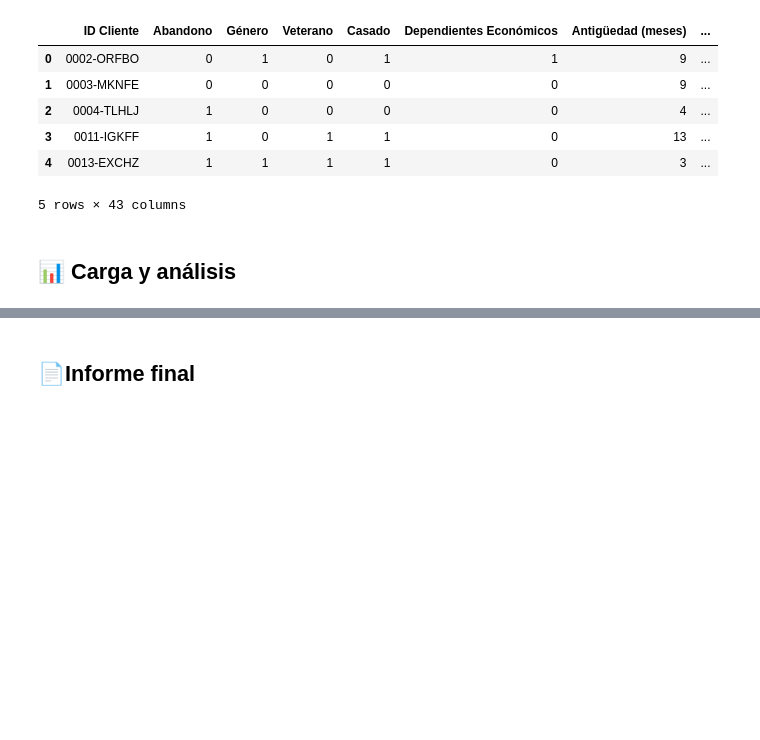
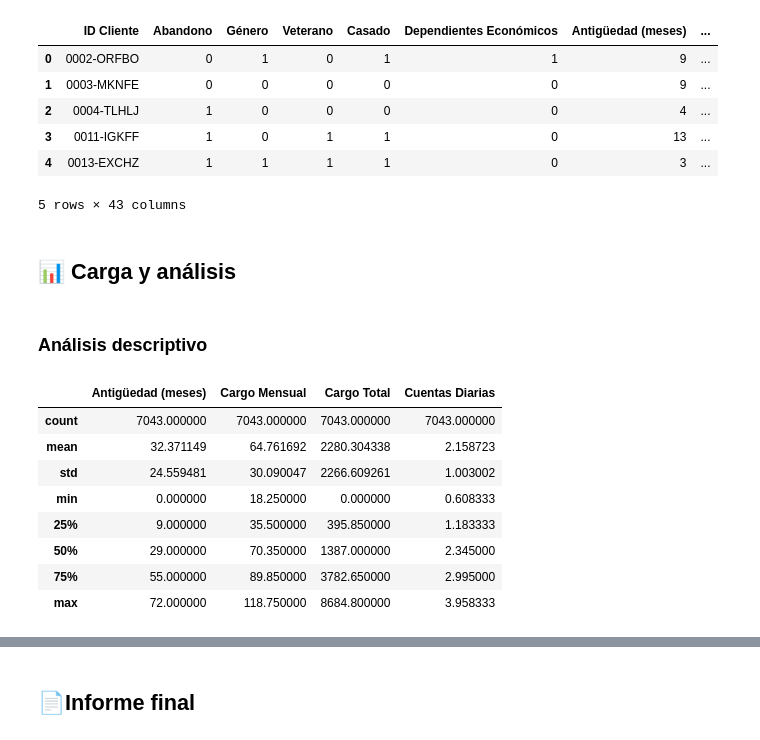
Before and after one commit to IsaiasRVH2/Challenge-Telecom-X, a Jupyter notebook: TelecomX_LATAM.ipynb, the cells around one changed output, grey strips where cells are left out. Drawn from its saved outputs; the diff is of its cells as text; code cells hidden in the pictures; blank space fills up the shorter version.

Commit message:
feat(Carga y análisis): :sparkles: Análisis Descriptivo
Se realizó un análisis descriptivo de los datos, con métricas como la media, mediana, desviación estandar y cuartiles.

```diff
--- a/TelecomX_LATAM.ipynb
+++ b/TelecomX_LATAM.ipynb
@@ -359,3 +359,20 @@ df.head()
 5 rows × 43 columns
 # %% [markdown]
 ## 📊 Carga y análisis
+# %% [markdown]
+### Análisis descriptivo
+# %%
+pd.options.display.max_columns = None
+# %%
+columnas_numericas = ["Antigüedad (meses)", "Cargo Mensual", "Cargo Total", "Cuentas Diarias"]
+df[columnas_numericas].describe().style
+# %% [output]
+|  | Antigüedad (meses) | Cargo Mensual | Cargo Total | Cuentas Diarias |
+| count | 7043.000000 | 7043.000000 | 7043.000000 | 7043.000000 |
+| mean | 32.371149 | 64.761692 | 2280.304338 | 2.158723 |
+| std | 24.559481 | 30.090047 | 2266.609261 | 1.003002 |
+| min | 0.000000 | 18.250000 | 0.000000 | 0.608333 |
+| 25% | 9.000000 | 35.500000 | 395.850000 | 1.183333 |
+| 50% | 29.000000 | 70.350000 | 1387.000000 | 2.345000 |
+| 75% | 55.000000 | 89.850000 | 3782.650000 | 2.995000 |
+| max | 72.000000 | 118.750000 | 8684.800000 | 3.958333 |
```
Also changed, not shown: parts of 1 cell of this notebook.
